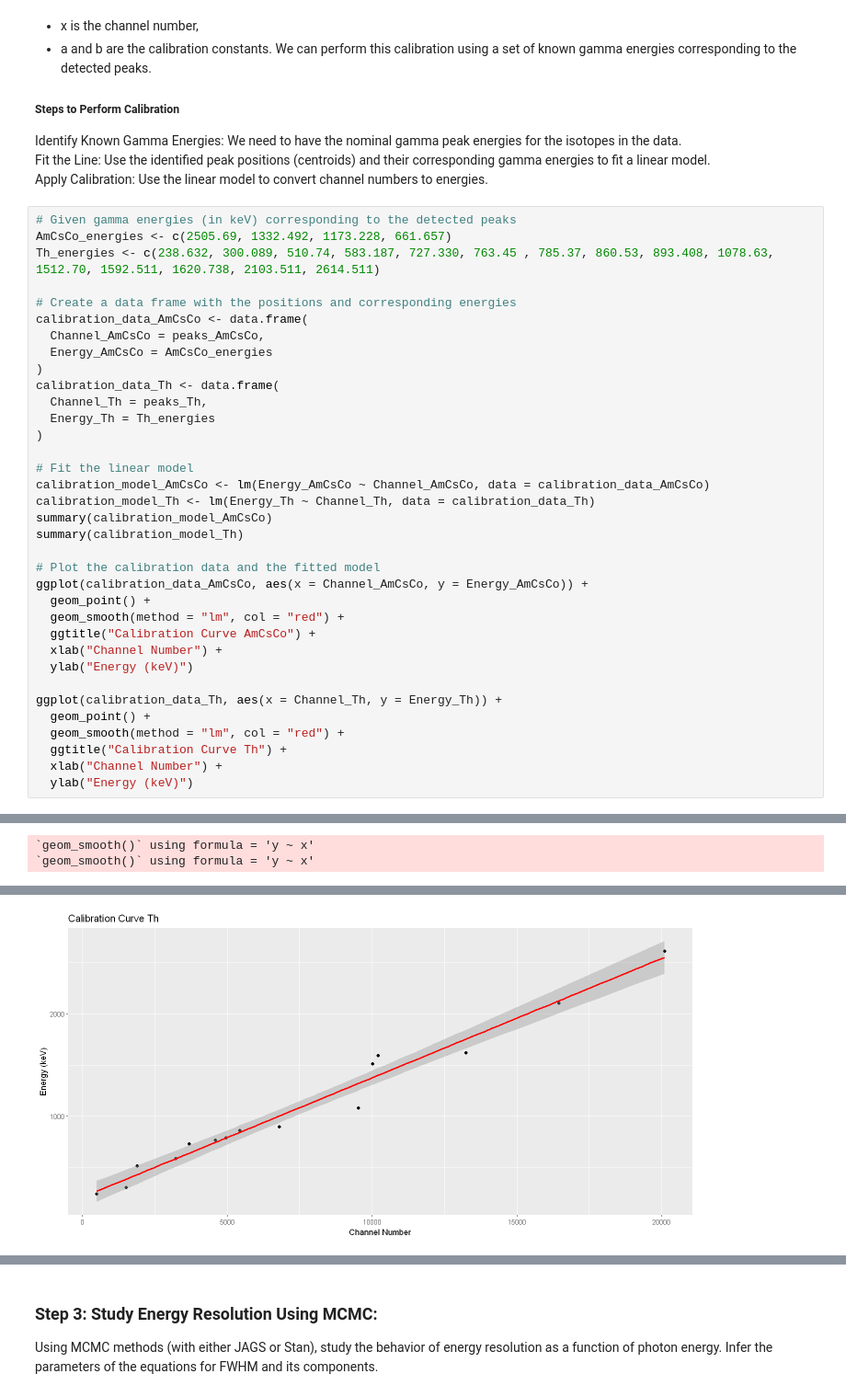
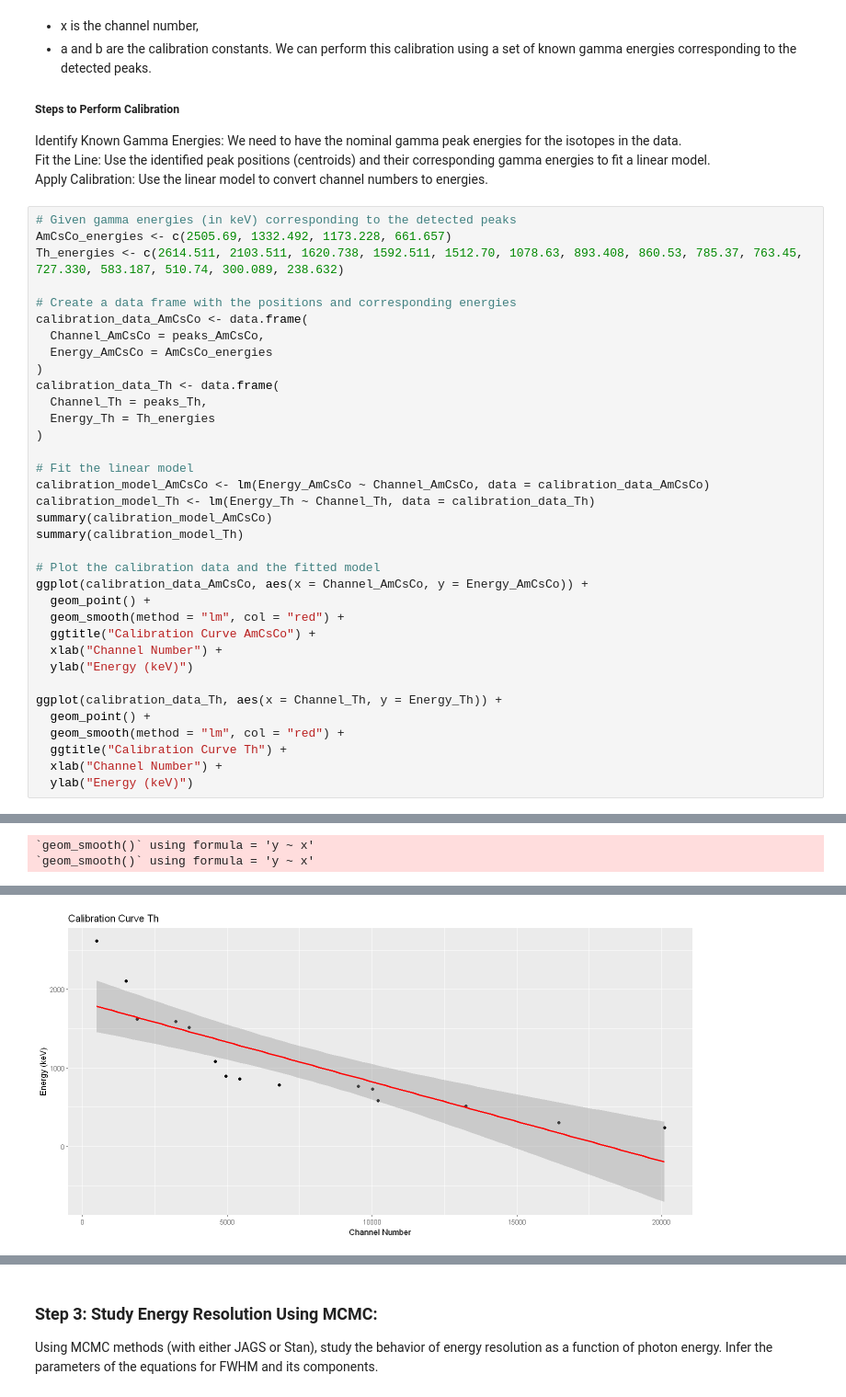
Before and after one commit to EugeniaBoccanera/R_project, a Jupyter notebook: Group_22.ipynb, the cells around one changed output, grey strips where cells are left out. Shown at 92% size. Cells and saved outputs as stored; diff of their text form.

```diff
--- a/Group_22.ipynb
+++ b/Group_22.ipynb
@@ -418,7 +435,7 @@ Apply Calibration: Use the linear model to convert channel numbers to energies.
 # %%
 # Given gamma energies (in keV) corresponding to the detected peaks
 AmCsCo_energies <- c(2505.69, 1332.492, 1173.228, 661.657)
-Th_energies <- c(238.632, 300.089, 510.74, 583.187, 727.330, 763.45 , 785.37, 860.53, 893.408, 1078.63, 1512.70, 1592.511, 1620.738, 2103.511, 2614.511)
+Th_energies <- c(2614.511, 2103.511, 1620.738, 1592.511, 1512.70, 1078.63, 893.408, 860.53, 785.37, 763.45, 727.330, 583.187, 510.74, 300.089, 238.632)
 
 # Create a data frame with the positions and corresponding energies
 calibration_data_AmCsCo <- data.frame(
@@ -488,7 +505,7 @@ F-statistic: 476.7 on 1 and 13 DF,  p-value: 1.253e-11
 `geom_smooth()` using formula = 'y ~ x'
 `geom_smooth()` using formula = 'y ~ x'
 [figure]
-[figure, old version]
+[figure, new version]
 # %%
 # Define the function to convert channel to energy
 channel_to_energy <- function(channel, model, predictor) {
```
Also changed, not shown: parts of 6 cells of this notebook.
